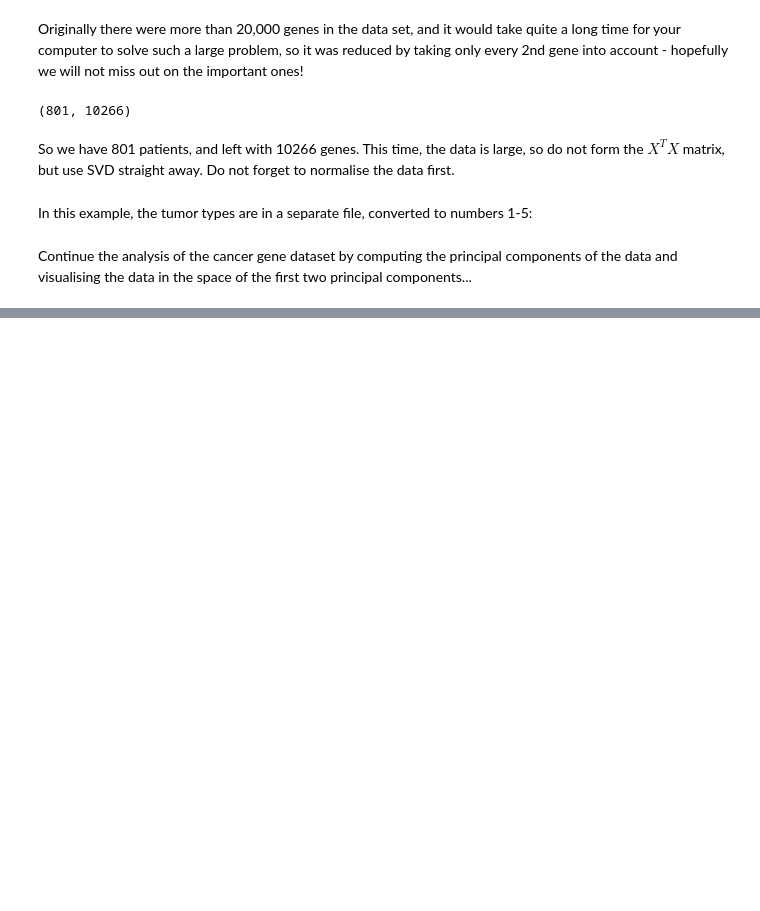
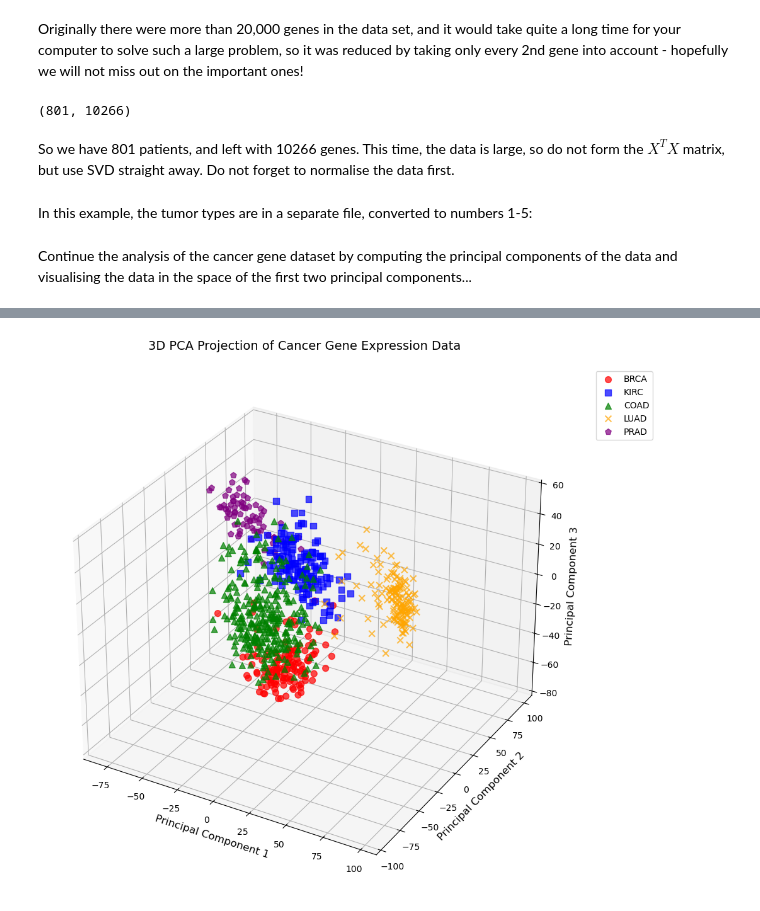
Before and after one commit to OliverJiang2025/Cambridge_Engineering_Coursework, a Jupyter notebook: 3M1_lab/Coursework/3M1 lab PCA_2024.ipynb, the cells around one changed output, grey strips where cells are left out. Saved outputs shown, nothing was run; the diff lists cells and outputs as text; code cells hidden in the pictures; blank space fills up the shorter version.

```diff
--- a/3M1_lab/Coursework/3M1 lab PCA_2024.ipynb
+++ b/3M1_lab/Coursework/3M1 lab PCA_2024.ipynb
@@ -309,0 +358,46 @@ Continue the analysis of the cancer gene dataset by computing the principal comp
+# %%
+PC1 = V[0, :]
+PC2 = V[1, :]
+PC3 = V[2, :]
+
+X_proj_3d = X0 @ V.T[:, :3]
+
+fig = plt.figure(figsize=(12, 9))
+ax = fig.add_subplot(111, projection='3d')  # 声明3D坐标轴
+
+# 定义肿瘤类型和对应颜色（和之前2D图保持一致，便于对比）
+tumor_types = ['BRCA', 'KIRC', 'COAD', 'LUAD', 'PRAD']
+colors = ['red', 'blue', 'green', 'orange', 'purple']
+markers = ['o', 's', '^', 'x', 'p']  # 不同标记区分肿瘤类型，增强辨识度
+
+# 绘制每个肿瘤类型的3D散点
+for i in range(1, 6):
+    mask = (tumor == i)  # 筛选对应肿瘤类型的样本
+    ax.scatter(
+        X_proj_3d[mask, 0],  # PC1轴
+        X_proj_3d[mask, 1],  # PC2轴
+        X_proj_3d[mask, 2],  # PC3轴
+        c=colors[i-1],
+        label=tumor_types[i-1],
+        marker=markers[i-1],
+        alpha=0.7,  # 透明度，避免点重叠遮挡
+        s=50  # 点的大小
+    )
+
+# 设置3D图的标签和标题
+ax.set_xlabel('Principal Component 1', fontsize=12)
+ax.set_ylabel('Principal Component 2', fontsize=12)
+ax.set_zlabel('Principal Component 3', fontsize=12)
+ax.set_title('3D PCA Projection of Cancer Gene Expression Data', fontsize=14, pad=20)
+
+# 添加图例（放在图外侧，避免遮挡）
+ax.legend(loc='upper left', bbox_to_anchor=(1.05, 1), fontsize=10)
+
+# 开启网格，增强3D空间感
+ax.grid(True, alpha=0.3)
+
+# 允许交互旋转（运行后可以用鼠标拖动视角）
+plt.tight_layout()
+plt.show()
+# %% [output]
+[figure, added]
```
Also changed, not shown: parts of 3 cells of this notebook.
